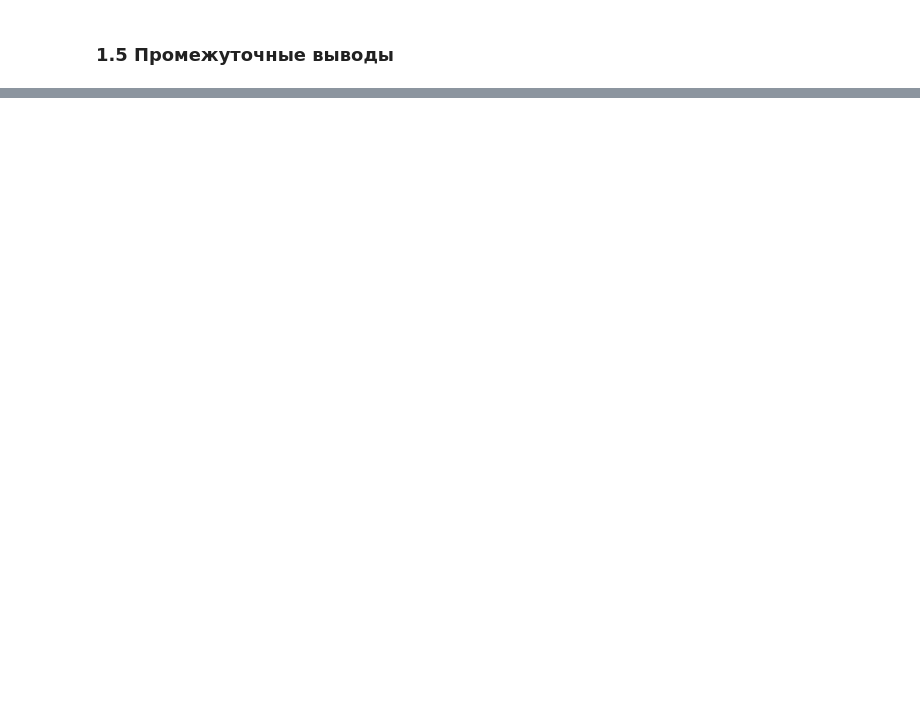
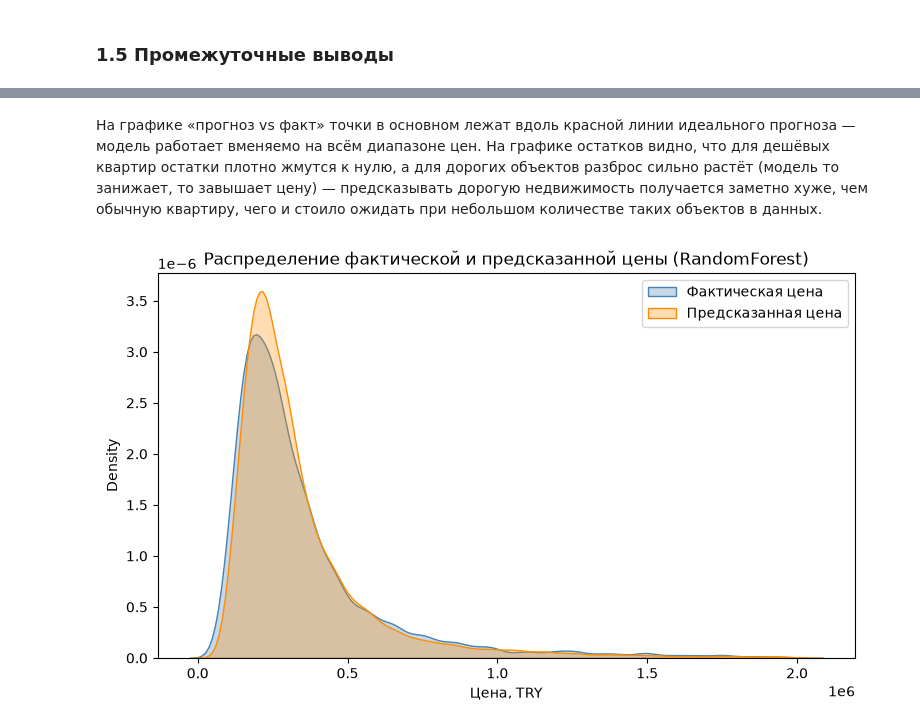
Before and after one commit to kiraelprimova/Teamwork, a Jupyter notebook: Командная работа.ipynb, the cells around one changed output, grey strips where cells are left out. Drawn from its saved outputs; the diff is of its cells as text; code cells hidden in the pictures; blank space fills up the shorter version.

```diff
--- a/Командная работа.ipynb
+++ b/Командная работа.ipynb
@@ -18,0 +13,3 @@ df.shape
+# %%
+df = pd.read_csv('real_estate_data.csv')
+df.shape
@@ -712,0 +1035,12 @@ print("Подготовленные выборки успешно сохране
+# %% [markdown]
+На графике «прогноз vs факт» точки в основном лежат вдоль красной линии идеального прогноза — модель работает вменяемо на всём диапазоне цен. На графике остатков видно, что для дешёвых квартир остатки плотно жмутся к нулю, а для дорогих объектов разброс сильно растёт (модель то занижает, то завышает цену) — предсказывать дорогую недвижимость получается заметно хуже, чем обычную квартиру, чего и стоило ожидать при небольшом количестве таких объектов в данных.
+# %%
+plt.figure(figsize=(9, 5))
+sns.kdeplot(true_rf[true_rf < 2_000_000], label='Фактическая цена', color='steelblue', fill=True, alpha=0.3)
+sns.kdeplot(pred_rf[pred_rf < 2_000_000], label='Предсказанная цена', color='darkorange', fill=True, alpha=0.3)
+plt.xlabel('Цена, TRY')
+plt.title('Распределение фактической и предсказанной цены (RandomForest)')
+plt.legend()
+plt.show()
+# %% [output]
+[figure, added]
```
Also changed, not shown: parts of 99 cells of this notebook, 1 other file.
